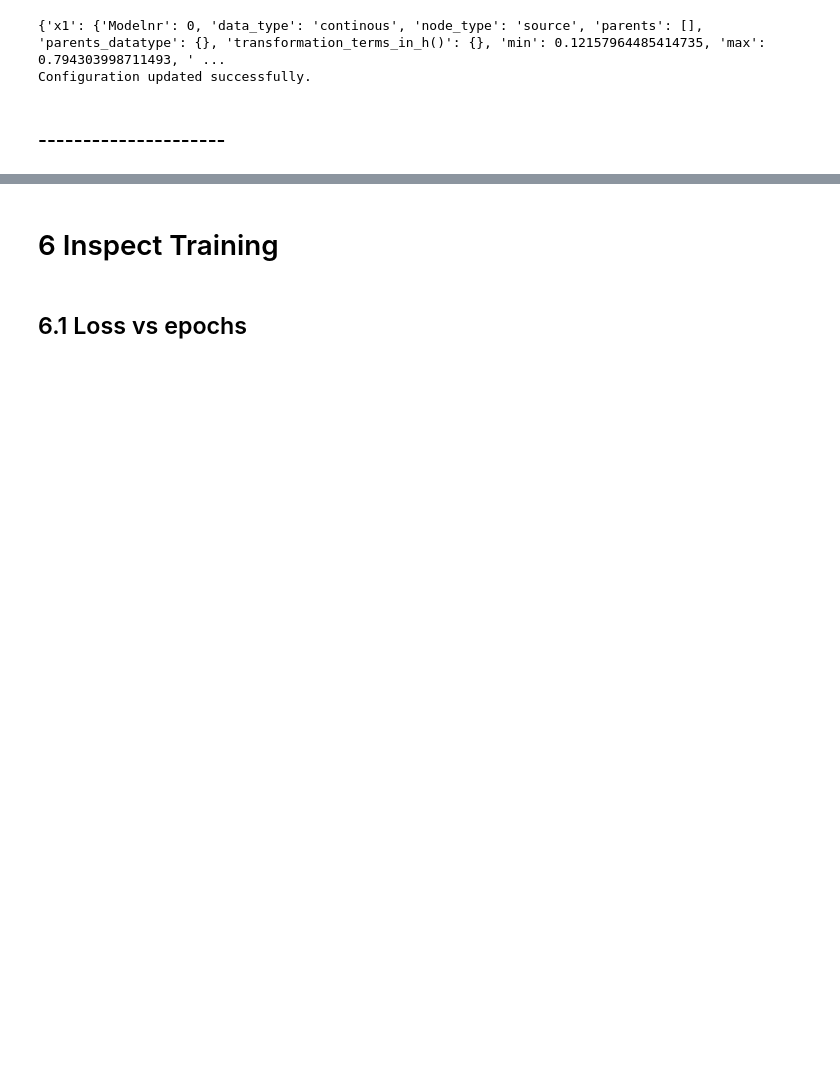
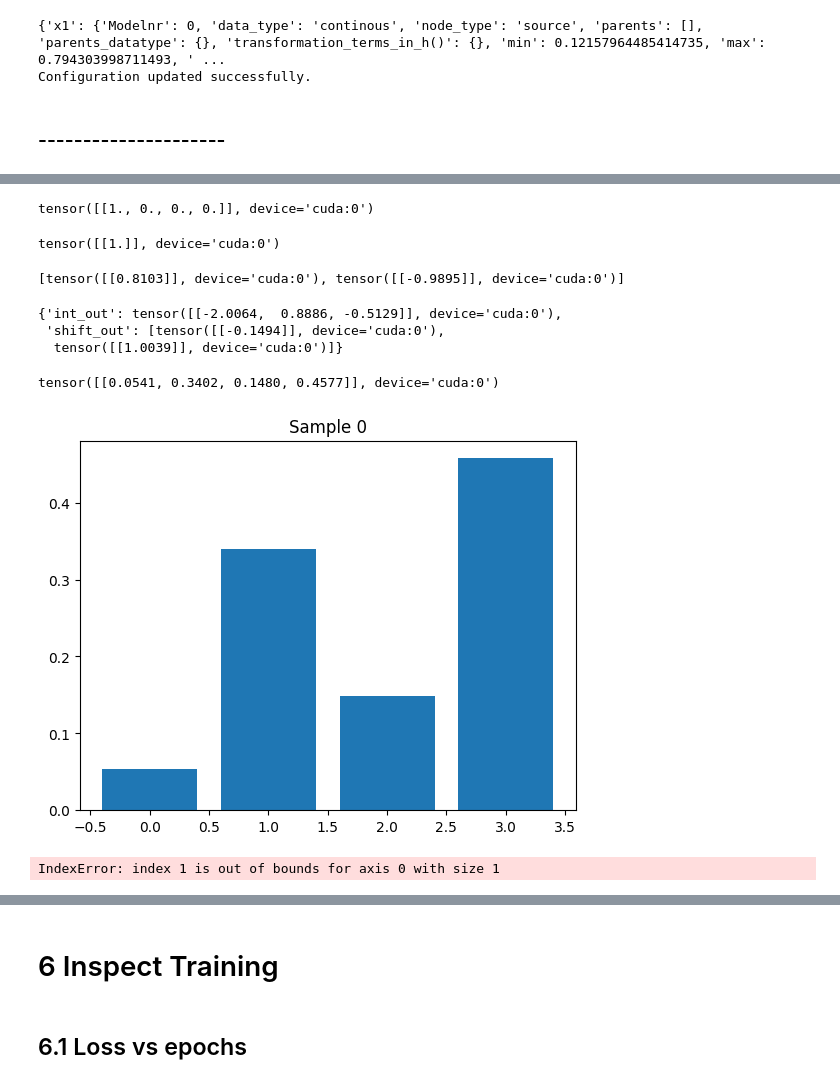
Before and after one commit to buehlpa/TramDag, a Jupyter notebook: Reproduce_TramDag_Experiment_6_2_mixed_datatypes_.ipynb, the cells around one changed output, grey strips where cells are left out. Saved outputs shown, nothing was run; the diff lists cells and outputs as text; code cells hidden in the pictures; blank space fills up the shorter version.

```diff
--- a/Reproduce_TramDag_Experiment_6_2_mixed_datatypes_.ipynb
+++ b/Reproduce_TramDag_Experiment_6_2_mixed_datatypes_.ipynb
@@ -227,10 +205,10 @@ Configuration updated successfully.
 # %% [markdown]
 ### ---------------------
 # %%
-train_list=['x1','x2','x3']#['x2']#'x1','x2']#,'x3']#['x1']#['x1','x2','x3']#,#,['x1','x2','x3'] # <-  set the nodes which have to be trained , useful if further training is required else lsit all vars
+train_list=['x3']#['x2']#'x1','x2']#,'x3']#['x1']#['x1','x2','x3']#,#,['x1','x2','x3'] # <-  set the nodes which have to be trained , useful if further training is required else lsit all vars
 
 batch_size = 512#4112
-epochs = 100# <- if you want a higher numbe rof epochs, set the number higher and it loads the old model and starts from there
+epochs = 52# <- if you want a higher numbe rof epochs, set the number higher and it loads the old model and starts from there
 learning_rate=0.01
 use_scheduler =  False
 # %%
@@ -307,0 +293,48 @@ Epoch 30/100  Train Loss: -0.5516  Val Loss: -0.5560  [Train: 2.17s  Val: 0.35s
+# %%
+_, val_loader = get_dataloader(node, target_nodes, train_df, val_df, batch_size=1,return_intercept_shift=True, verbose=False)
+
+with torch.no_grad():
+    for (int_input, shift_list), y in val_loader:
+        int_input = int_input.to(device)
+        shift_list = [s.to(device) for s in shift_list]
+        y = y.to(device)
+        y_pred = tram_model(int_input=int_input, shift_input=shift_list)
+        if 'yo' in target_nodes[node]['data_type'].lower():
+            loss = ontram_nll(y_pred, y)
+
+        break
+# %%
+print(y)
+# %% [output]
+tensor([[1., 0., 0., 0.]], device='cuda:0')
+# %%
+print(int_input)
+# %% [output]
+tensor([[1.]], device='cuda:0')
+# %%
+print(shift_list)
+# %% [output]
+[tensor([[0.8103]], device='cuda:0'), tensor([[-0.9895]], device='cuda:0')]
+# %%
+y_pred
+# %% [output]
+{'int_out': tensor([[-2.0064,  0.8886, -0.5129]], device='cuda:0'),
+ 'shift_out': [tensor([[-0.1494]], device='cuda:0'),
+  tensor([[1.0039]], device='cuda:0')]}
+# %%
+pdf = get_pdf_ordinal(get_cdf_ordinal(y_pred))
+print(pdf[:10])
+# %% [output]
+tensor([[0.0541, 0.3402, 0.1480, 0.4577]], device='cuda:0')
+# %%
+import matplotlib.pyplot as plt
+
+pdf = get_pdf_ordinal(get_cdf_ordinal(y_pred)).cpu().numpy()
+
+for i in range(30):
+    plt.bar(range(pdf.shape[1]), pdf[i])
+    plt.title(f"Sample {i}")
+    plt.show()
+# %% [output]
+[figure, added]
+IndexError: index 1 is out of bounds for axis 0 with size 1
```
Also changed, not shown: parts of 10 cells of this notebook, 15 other files.
